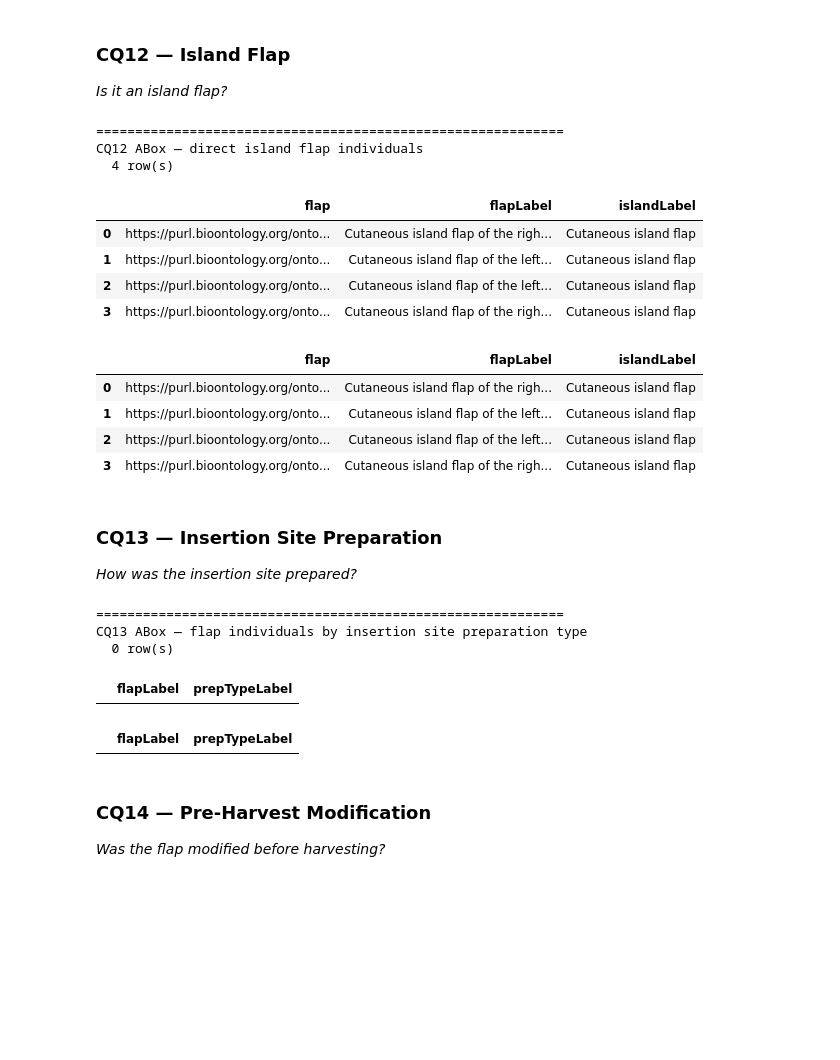
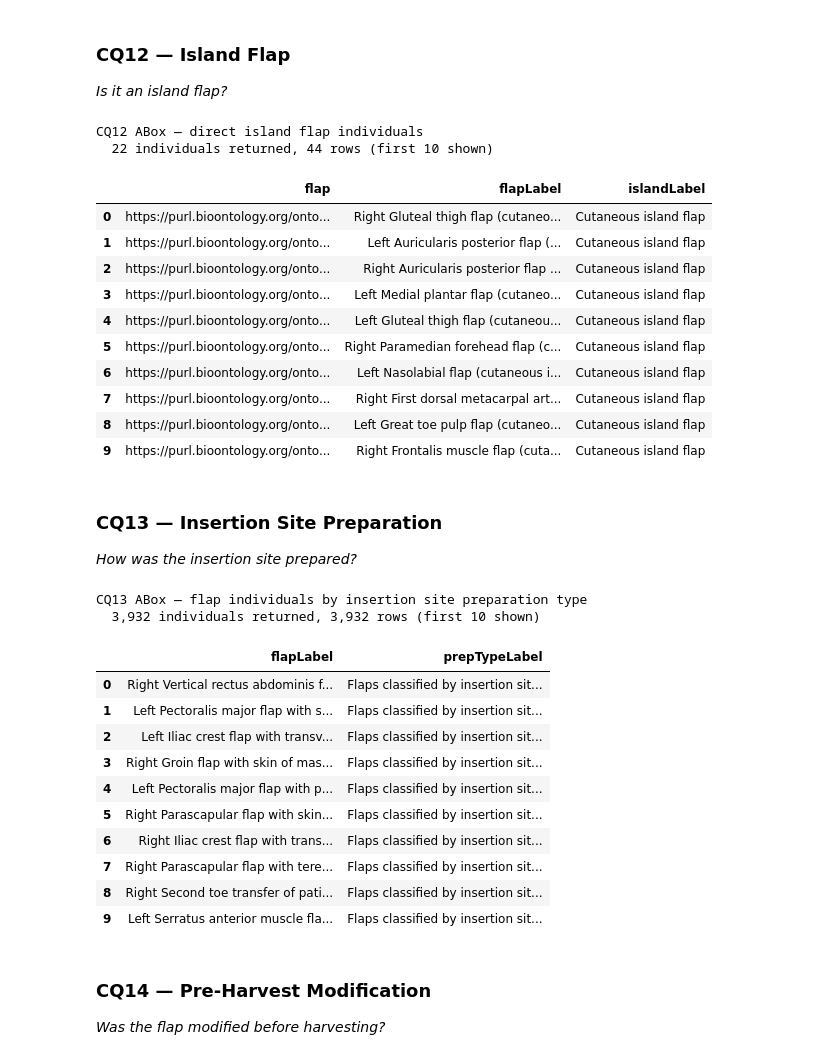
Before and after one commit to Strubbelig/Flap-ontology-project, a Jupyter notebook: notebooks/cq_sparql_queries.ipynb, the cells around one changed output. Drawn from its saved outputs; the diff is of its cells as text; code cells hidden in the pictures; blank space fills up the shorter version.

```diff
--- a/notebooks/cq_sparql_queries.ipynb
+++ b/notebooks/cq_sparql_queries.ipynb
@@ -67,23 +93,34 @@ def run(sparql, limit=20, title="", graph=None):
 # %%
-from rdflib import RDFS, URIRef
+SUBCLASS_OF = 'http://www.w3.org/2000/01/rdf-schema#subClassOf'
 
-# Only types actually asserted in the graph — keeps VALUES strings small
-_all_types = set(g.objects(None, RDF.type))
+
+def _select(query, var):
+    return [s[var].value for s in store.query(query)]
+
+
+# Only classes that occur as types in the ABox are put into VALUES
+_all_types = set(_select('SELECT DISTINCT ?t WHERE { ?x a ?t FILTER(isIRI(?t)) }', 't'))
+
+
+def _subclasses(root):
+    """root and all its transitive subclasses."""
+    return {root} | set(_select(f'SELECT DISTINCT ?c WHERE {{ ?c <{SUBCLASS_OF}>* <{root}> FILTER(isIRI(?c)) }}', 'c'))
+
 
 def _cls_vals(*roots):
-    """Transitive subclasses of roots that appear as types in the graph."""
+    """Transitive subclasses of roots that appear as types in the ABox."""
     subs = set(roots)
     for r in roots:
-        subs.update(c for c in g.transitive_subjects(RDFS.subClassOf, r) if isinstance(c, URIRef))
+        subs |= _subclasses(r)
     used = subs & _all_types or subs
-    return " ".join(f"<{c}>" for c in used)
+    return " ".join(f"<{c}>" for c in sorted(used))
+
 
 def _pair_vals(*roots):
-    """(root, subclass) pairs where subclass appears as a type in the graph."""
+    """(root, subclass) pairs where the subclass appears as a type in the ABox."""
     pairs, seen = [], set()
     for r in roots:
-        subs = {r} | {c for c in g.transitive_subjects(RDFS.subClassOf, r) if isinstance(c, URIRef)}
-        for sub in subs & _all_types:
+        for sub in sorted(_subclasses(r) & _all_types):
             if (r, sub) not in seen:
                 seen.add((r, sub))
                 pairs.append(f"(<{r}> <{sub}>)")
@@ -109,7 +146,7 @@ vasc_pairs     = _pair_vals(OFL.OFLID10004, OFL.OFLID10077, OFL.OFLID10076,
 flow_pairs     = _pair_vals(OFL.OFLID10113, OFL.OFLID10123)
 movement_pairs = _pair_vals(OFL.OFLID10014, OFL.OFLID10067, OFL.OFLID10070, OFL.OFLID10132)
 
-_mn_direct     = [c for c in g.subjects(RDFS.subClassOf, OFL.OFLID10135) if isinstance(c, URIRef)]
+_mn_direct     = _select(f'SELECT DISTINCT ?c WHERE {{ ?c <{SUBCLASS_OF}> <{OFL.OFLID10135}> FILTER(isIRI(?c)) }}', 'c')
 mn_task3_pairs = _pair_vals(*_mn_direct)
 
 # backward-compat alias used by CQ1
@@ -631,49 +547,56 @@ WHERE {
   OPTIONAL { ?flap rdfs:label ?flapLabel }
   OPTIONAL { ?t rdfs:label ?islandLabel }
 }
-LIMIT 10
 """
 
 run(
     _cq12.replace("CLS", _cls_vals(OFL.OFLID120032)),
-    title="CQ12 ABox — direct island flap individuals"
+    key="CQ12", title="CQ12 ABox — direct island flap individuals"
 )
 # %% [output]
-============================================================
 CQ12 ABox — direct island flap individuals
-  4 row(s)
+  22 individuals returned, 44 rows (first 10 shown)
 |  | flap | flapLabel | islandLabel |
-| 0 | https://purl.bioontology.org/onto... | Cutaneous island flap of the righ... | Cutaneous island flap |
-| 1 | https://purl.bioontology.org/onto... | Cutaneous island flap of the left... | Cutaneous island flap |
-| 2 | https://purl.bioontology.org/onto... | Cutaneous island flap of the left... | Cutaneous island flap |
-| 3 | https://purl.bioontology.org/onto... | Cutaneous island flap of the righ... | Cutaneous island flap |
+| 0 | https://purl.bioontology.org/onto... | Right Gluteal thigh flap (cutaneo... | Cutaneous island flap |
+| 1 | https://purl.bioontology.org/onto... | Left Auricularis posterior flap (... | Cutaneous island flap |
+| 2 | https://purl.bioontology.org/onto... | Right Auricularis posterior flap ... | Cutaneous island flap |
+| 3 | https://purl.bioontology.org/onto... | Left Medial plantar flap (cutaneo... | Cutaneous island flap |
+| 4 | https://purl.bioontology.org/onto... | Left Gluteal thigh flap (cutaneou... | Cutaneous island flap |
+| 5 | https://purl.bioontology.org/onto... | Right Paramedian forehead flap (c... | Cutaneous island flap |
+| 6 | https://purl.bioontology.org/onto... | Left Nasolabial flap (cutaneous i... | Cutaneous island flap |
+| 7 | https://purl.bioontology.org/onto... | Right First dorsal metacarpal art... | Cutaneous island flap |
+| 8 | https://purl.bioontology.org/onto... | Left Great toe pulp flap (cutaneo... | Cutaneous island flap |
+| 9 | https://purl.bioontology.org/onto... | Right Frontalis muscle flap (cuta... | Cutaneous island flap |
-|  | flap | flapLabel | islandLabel |
-| 0 | https://purl.bioontology.org/onto... | Cutaneous island flap of the righ... | Cutaneous island flap |
-| 1 | https://purl.bioontology.org/onto... | Cutaneous island flap of the left... | Cutaneous island flap |
-| 2 | https://purl.bioontology.org/onto... | Cutaneous island flap of the left... | Cutaneous island flap |
-| 3 | https://purl.bioontology.org/onto... | Cutaneous island flap of the righ... | Cutaneous island flap |
 # %% [markdown]
 ### CQ13 — Insertion Site Preparation
 *How was the insertion site prepared?*
 # %%
 _cq13 = """
 SELECT ?flapLabel ?prepTypeLabel
 WHERE {
   VALUES ?t { CLS }
   ?flap rdf:type owl:NamedIndividual ;
         rdf:type ?t .
   OPTIONAL { ?flap rdfs:label ?flapLabel }
   OPTIONAL { ?t    rdfs:label ?prepTypeLabel }
-} LIMIT 10
+}
 """
 run(_cq13.replace("CLS", insertion_prep_cls),
-    title="CQ13 ABox — flap individuals by insertion site preparation type")
+    key="CQ13", title="CQ13 ABox — flap individuals by insertion site preparation type")
 # %% [output]
-============================================================
 CQ13 ABox — flap individuals by insertion site preparation type
-  0 row(s)
+  3,932 individuals returned, 3,932 rows (first 10 shown)
 |  | flapLabel | prepTypeLabel |
+| 0 | Right Vertical rectus abdominis f... | Flaps classified by insertion sit... |
+| 1 | Left Pectoralis major flap with s... | Flaps classified by insertion sit... |
+| 2 | Left Iliac crest flap with transv... | Flaps classified by insertion sit... |
+| 3 | Right Groin flap with skin of mas... | Flaps classified by insertion sit... |
+| 4 | Left Pectoralis major flap with p... | Flaps classified by insertion sit... |
+| 5 | Right Parascapular flap with skin... | Flaps classified by insertion sit... |
+| 6 | Right Iliac crest flap with trans... | Flaps classified by insertion sit... |
+| 7 | Right Parascapular flap with tere... | Flaps classified by insertion sit... |
+| 8 | Right Second toe transfer of pati... | Flaps classified by insertion sit... |
+| 9 | Left Serratus anterior muscle fla... | Flaps classified by insertion sit... |
-|  | flapLabel | prepTypeLabel |
 # %% [markdown]
 ### CQ14 — Pre-Harvest Modification
 *Was the flap modified before harvesting?*
```
Also changed, not shown: parts of 29 cells of this notebook, 16 other files.
